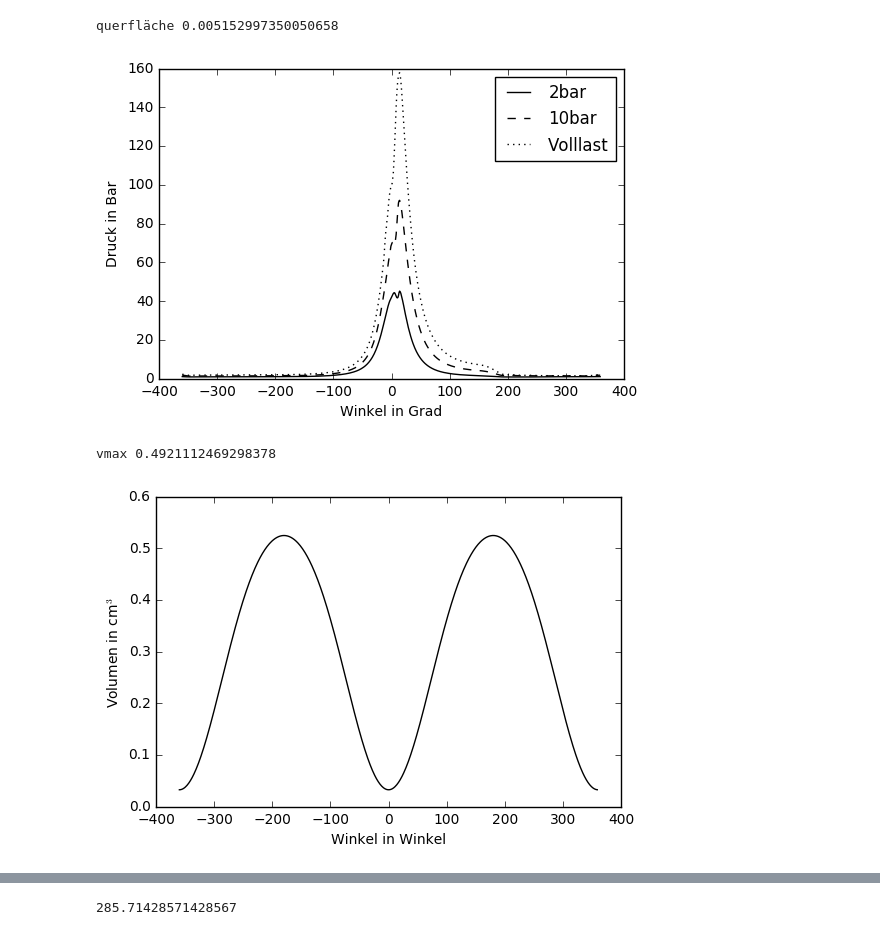
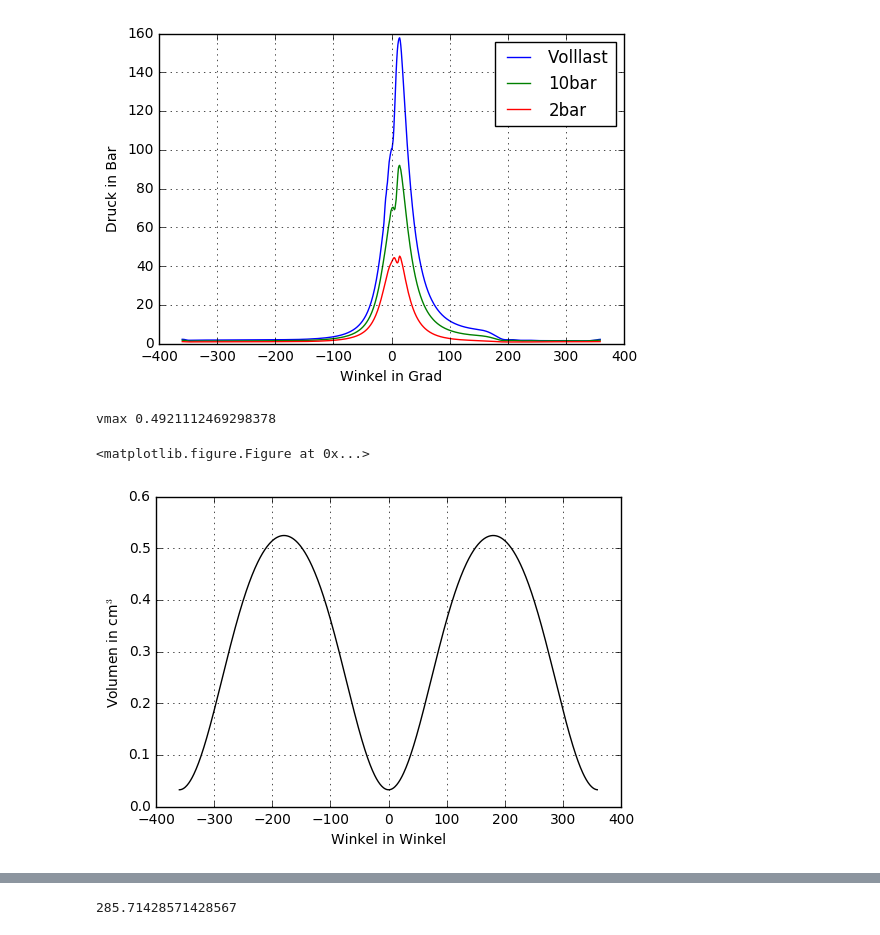
Before and after one commit to BMaxV/Motorkennfeldplot, a Jupyter notebook: main.ipynb, the cells around one changed output, grey strips where cells are left out. Drawn from its saved outputs; the diff is of its cells as text; code cells hidden in the pictures.

```diff
--- a/main.ipynb
+++ b/main.ipynb
@@ -1,41 +0,0 @@
-# %%
-import matplotlib.pyplot as plt
-import math
-
-#wir kriegen die daten als p(phi) mit phi als Winkel der Kurbelwelle
-#und zwar als tabelle.
-
-#der worflow wird sein,
-#daten einlesen
-#phis in Volumen umrechnen
-#p/V diagram zeichnen,
-#fläche integrieren
-#??? Arbeit in Pme umrechnen
-#Pme / Umin**-1 diagramm zeichnen
-
-#aus [...]_b_[...].xlsx , weil da die 1500 u/min waren.
-Drehmomente=[31.3,
-             61.1,
-             94.1,
-             124.3,
-             155.6,
-             188.2,
-             219.6,
-             251.1,
-             282.0,
-             308.2,
-            ]
-#wir brauchen die Tabellen für
-
-#V ist gegeben als
-#V=A_Querschnitt*(Hub(phi)+Resthöhe)
-
-A=5 #querschnittsfläche
-Bohrung=0.081#m
-A=math.pi*(Bohrung/2)**2 # m
-print("querfläche",A)
-Hubmax=0.0955#m
-
-Vmax=A*Hubmax
-# %% [output]
-querfläche 0.005152997350050658
@@ -42,45 +15,50 @@ querfläche 0.005152997350050658
 # %%
+# p phi Diagram
+
 def convert_phi_to_rad(phi):
 
     rad=(phi/360)*math.pi*2
     return rad
 
 def get_phis_ps(fn="2bar.csv"):
 
     phis=[]
     ps=[]
     winkel=[]
     with open(fn,"r") as f:
         f.readline()
         f.readline()#burn the two first, they're just stuff
         for line in f.readlines():
             line=line[:-2]#remove newline
             line=line.split(",")
             phis.append(convert_phi_to_rad(float(line[0])))#oder den wert oder wie auch immer
             winkel.append(float(line[0]))
             ps.append(float(line[1])) #ps in bar
     return phis,winkel,ps
 
 druckwinkel=[get_phis_ps("2bar.csv"),
              get_phis_ps("10bar.csv"),
              get_phis_ps("volllast.csv")]
-c=0
+
+
+fig, ax = plt.subplots()
+ax.grid(True)
+pair=druckwinkel[2]
+plt.plot(pair[1],pair[2],label="Volllast")#,color="black",linestyle=":")
+pair=druckwinkel[1]
+plt.plot(pair[1],pair[2],label="10bar")#,color="black",linestyle="--")
 pair=druckwinkel[0]
-plt.plot(pair[1],pair[2],color="black",label="2bar")
-pair=druckwinkel[1]
-plt.plot(pair[1],pair[2],color="black",linestyle="--",label="10bar")
-pair=druckwinkel[2]
-plt.plot(pair[1],pair[2],color="black",linestyle=":",label="Volllast")
+plt.plot(pair[1],pair[2],label="2bar")#,color="black")
 plt.xlabel("Winkel in Grad")
 plt.ylabel("Druck in Bar")
 plt.legend()
 plt.savefig("DruckWinkel.jpg")
 plt.show()
 plt.clf()
 # %% [output]
-[figure, old version]
+[figure, new version]
 # %%
-
+#Zylindervolumen
 
 l=144*10**(-3)#in m pleuellänge
 r = Hubmax/2#(Vmax / A*2)
@@ -126,6 +104,8 @@ for v in Vs:
 Vs=newvs
 #print(Hub(phi))
 #print(A)
+fig, ax = plt.subplots()
+ax.grid(True)
 plt.plot(winkel,Vs,color="black")
 plt.xlabel("Winkel in Winkel")
 plt.ylabel("Volumen in cm${^3}$")
@@ -135,4 +115,5 @@ plt.show()
 plt.clf()
 # %% [output]
 vmax 0.4921112469298378
+<matplotlib.figure.Figure at 0x...>
-[figure, old version]
+[figure, new version]
```
Also changed, not shown: parts of 11 cells of this notebook.
